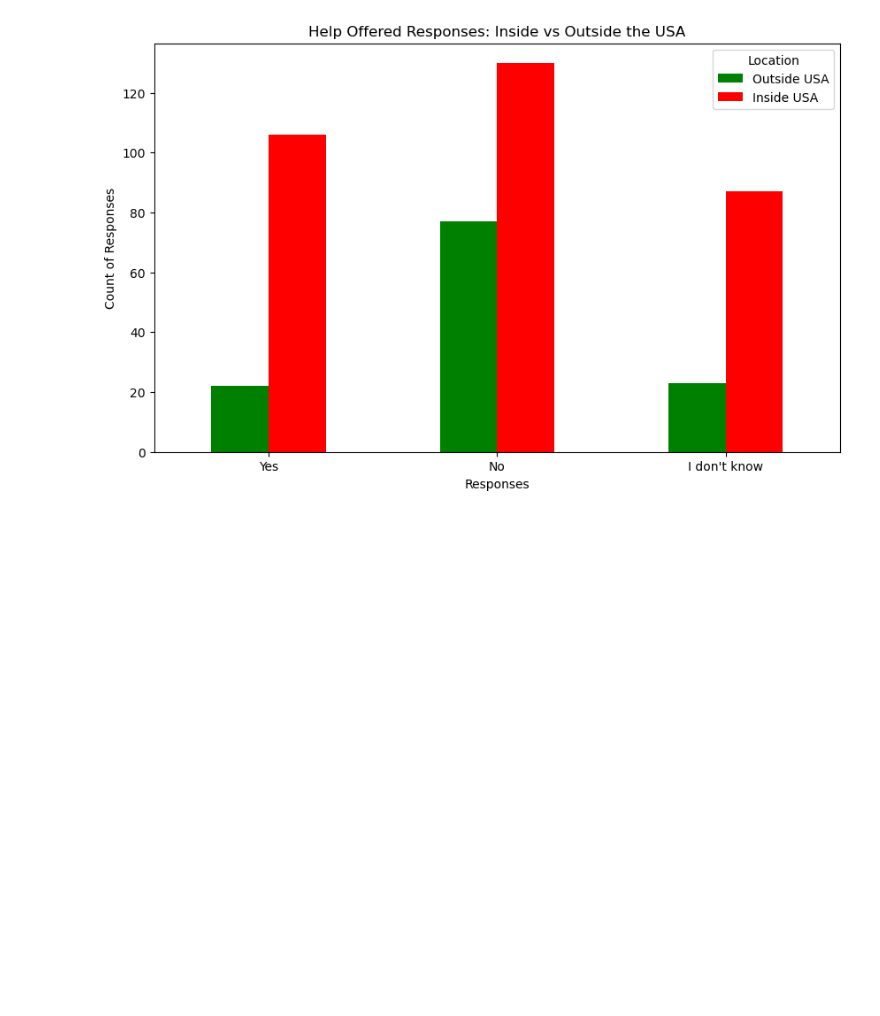
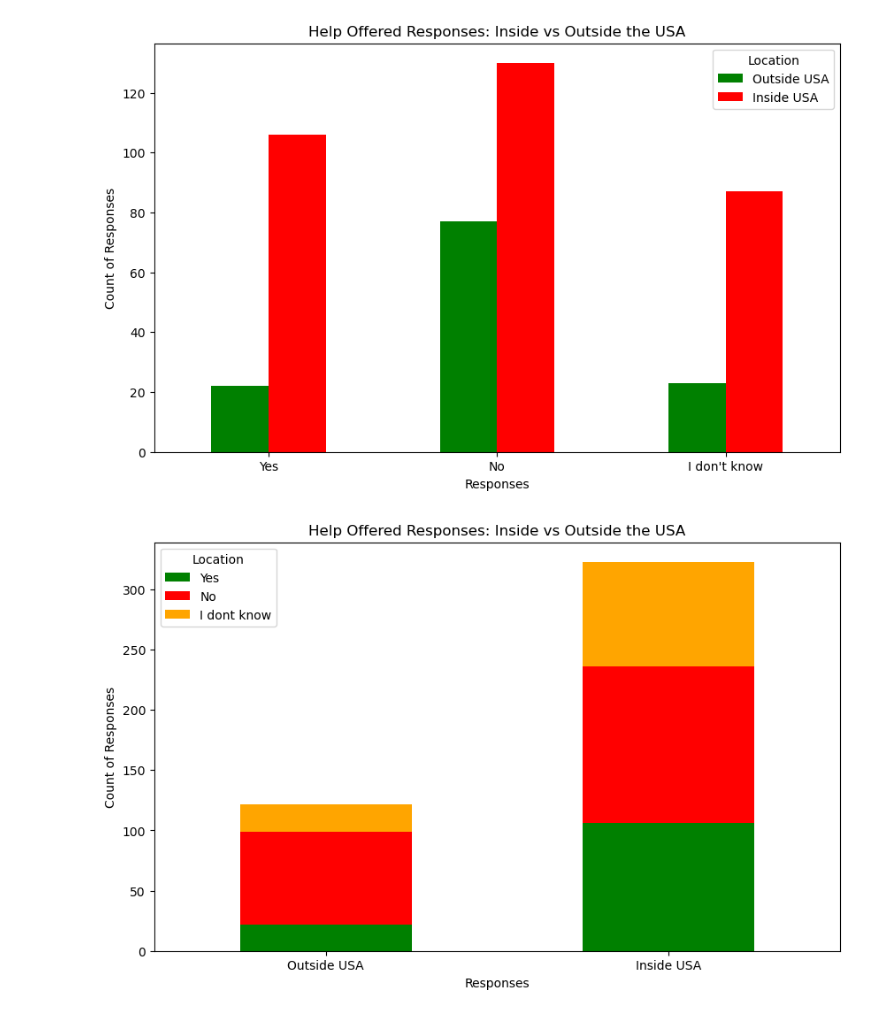
Before and after one commit to Keegawho198/Project-1_Mental-Health, a Jupyter notebook: Keegan.ipynb, the cells around one changed output. Cells and saved outputs as stored; diff of their text form; code cells hidden in the pictures; blank space fills up the shorter version.

```diff
--- a/Keegan.ipynb
+++ b/Keegan.ipynb
@@ -770,0 +802,16 @@ plt.show()
+# %%
+#changed y and x axis
+stacked_data = stacked_data.T
+
+
+stacked_data.plot(kind='bar', stacked=True, color=['green', 'red', 'orange'], figsize=(10, 6))
+
+
+plt.title('Help Offered Responses: Inside vs Outside the USA')
+plt.xlabel('Responses')
+plt.ylabel('Count of Responses')
+plt.xticks(rotation=0)
+plt.legend(title="Location", labels=['Yes', 'No', 'I dont know'])
+plt.show()
+# %% [output]
+[figure, added]
```
Also changed, not shown: parts of 7 cells of this notebook.
